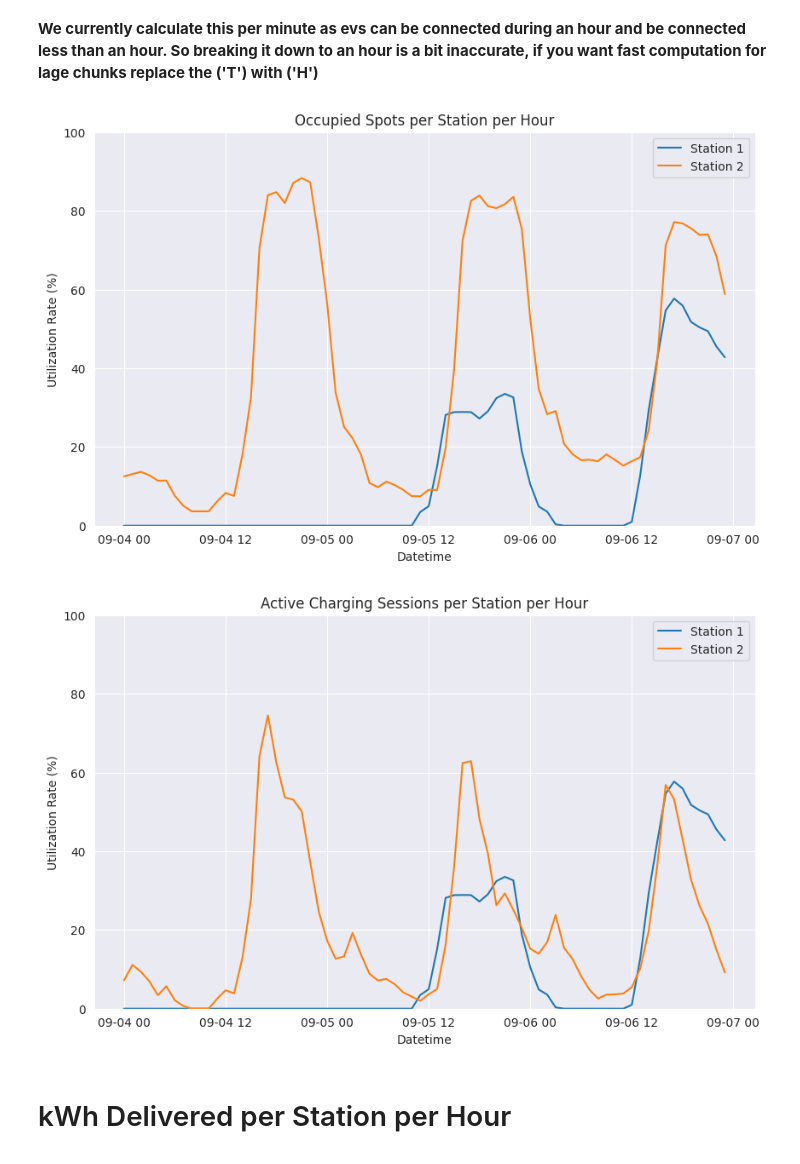
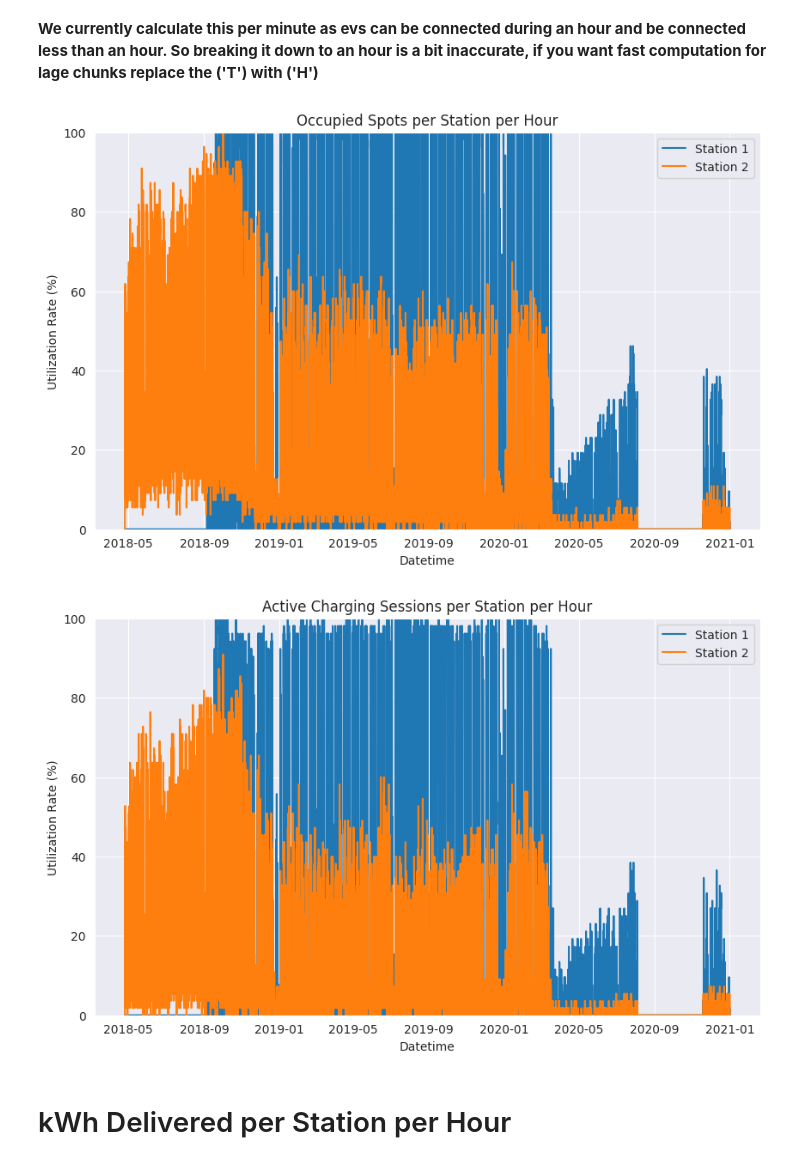
Before and after one commit to S0PEX/AA_Team_9_WS23, a Jupyter notebook: kpi.ipynb, the cells around one changed output. Drawn from its saved outputs; the diff is of its cells as text; code cells hidden in the pictures.

```diff
--- a/kpi.ipynb
+++ b/kpi.ipynb
@@ -5,8 +12,10 @@ import matplotlib.pyplot as plt
 # Settings
 # %%
 # Time Interval
-start_date = "2018-09-04"
-end_date = "2018-09-06"
+# start_date = "2018-09-04"
+# end_date = "2018-09-06"
+start_date = df_charging['connectionTime'].min().strftime('%Y-%m-%d')
+end_date = df_charging['disconnectTime'].max().strftime('%Y-%m-%d')
 
 start_date_time = pd.to_datetime(start_date)
 end_date_time = pd.to_datetime(end_date) + pd.Timedelta('1 day') - pd.Timedelta('1 second')
@@ -24,7 +26,7 @@ stations_per_site = df_charging.groupby('siteID')['stationID'].nunique()
 # %%
 
 # Granularity of the utilization rate
-granularity = 'T' # T is for minute, H is for hour
+granularity = 'H' # T is for minute, H is for hour
 
 # Generate df with each row representing a minute in the time interval
 df_time_interval = pd.date_range(start=start_date_time, end=end_date_time, freq=granularity)
@@ -45,35 +47,35 @@ def count_sessions_active_charging_at_point_in_time(data: pd.DataFrame, point_in
 
 for site_id, data in df_charging.groupby('siteID'):
     df_time_interval[f'site{site_id}_total_count'] = df_time_interval['datetime'].apply(lambda datetime: count_sessions_total_at_point_in_time(data, datetime))
     df_time_interval[f'site{site_id}_charging_count'] = df_time_interval['datetime'].apply(lambda datetime: count_sessions_active_charging_at_point_in_time(data, datetime))
 
 # Calculate the utilization rate for each station in minute
 for site_id in stations_per_site.index:
     df_time_interval[f'site{site_id}_utilizationRate'] = (df_time_interval[f'site{site_id}_total_count'] / stations_per_site[site_id]) * 100
     df_time_interval[f'site{site_id}_utilizationRate_charging'] = (df_time_interval[f'site{site_id}_charging_count'] / stations_per_site[site_id]) * 100
 
 df_time_interval = df_time_interval.set_index('datetime')
 df_time_interval = df_time_interval.resample('H').mean()
 
 def plot(df, title, y_column):
     plt.figure(figsize=(10, 6))
     plt.title(title)
     plt.xlabel('Datetime')
     plt.ylabel('Utilization Rate (%)')
     plt.ylim(0, 100)
     plt.grid(True)
 
     # Iterate over each station
     for site_id in stations_per_site.index:
         plt.plot(df.index, df[f'site{site_id}_{y_column}'], label=f'Station {site_id}')
     plt.legend()
     plt.show()
 
 plot(df_time_interval, 'Occupied Spots per Station per Hour', 'utilizationRate')
 plot(df_time_interval, 'Active Charging Sessions per Station per Hour', 'utilizationRate_charging')
 # %% [output]
-[figure, old version]
+[figure, new version]
-[figure, old version]
+[figure, new version]
 # %% [markdown]
 # kWh Delivered per Station per Hour
 # %%
```
Also changed, not shown: parts of 5 cells of this notebook.
